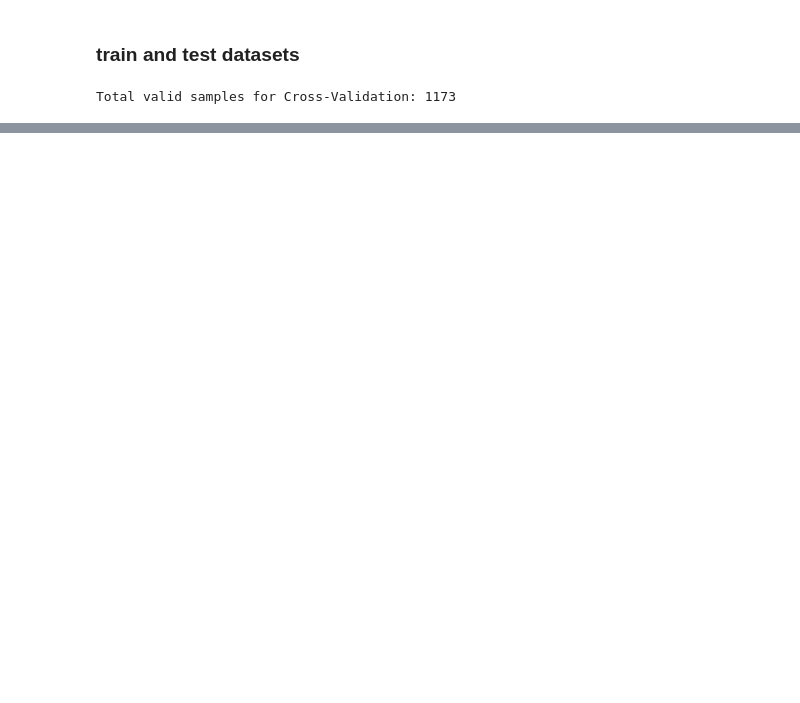
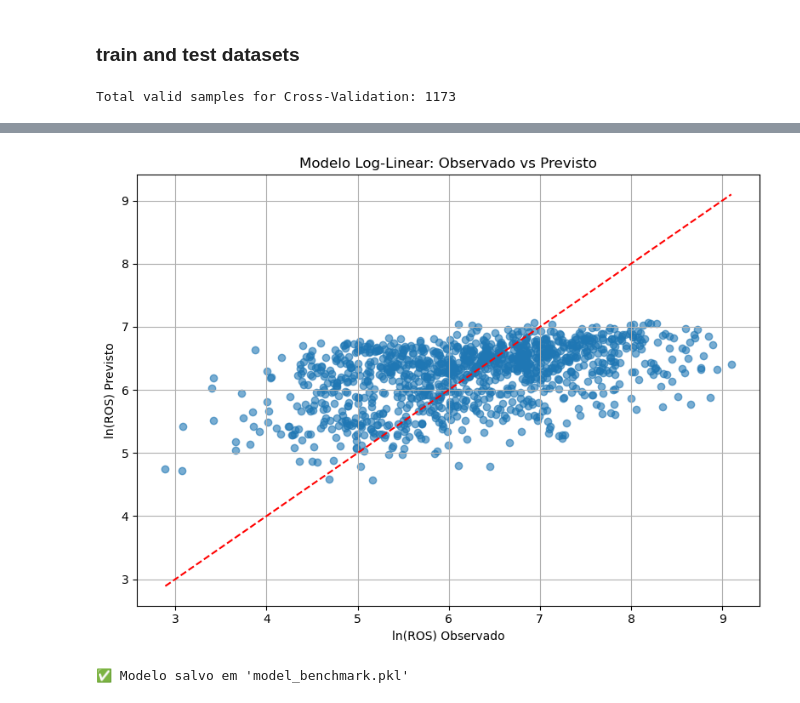
Before and after one commit to rafael-bork/FIRE-HACK-Project, a Jupyter notebook: Notebooks/4Models/Linear_model.ipynb, the cells around one changed output, grey strips where cells are left out. Cells and saved outputs as stored; diff of their text form; code cells hidden in the pictures; blank space fills up the shorter version.

```diff
--- a/Notebooks/4Models/Linear_model.ipynb
+++ b/Notebooks/4Models/Linear_model.ipynb
@@ -853,0 +595,76 @@ Top 10 most influential features:
+# %%
+# ============================================================
+# MODELO LOG-LINEAR ROS ~ wv10_log + dfmc + LFMC
+# ============================================================
+
+import pandas as pd
+import numpy as np
+import matplotlib.pyplot as plt
+import pickle
+from sklearn.pipeline import Pipeline
+from sklearn.preprocessing import StandardScaler
+from sklearn.impute import SimpleImputer
+from sklearn.linear_model import LinearRegression
+from sklearn.metrics import r2_score, mean_absolute_error
+
+# ------------------------------------------------------------
+# 1. Selecionar variáveis
+# ------------------------------------------------------------
+X_model = X[["wv10_kh_av_log", "dfmc_av", "FFMC_12h_a"]]  # ajuste se nomes diferentes
+y_model = y  # ln(ROS), já log-transformado
+
+# ------------------------------------------------------------
+# 2. Criar pipeline
+# ------------------------------------------------------------
+pipeline_model = Pipeline([
+    ("imputer", SimpleImputer(strategy="median")),
+    ("scaler", StandardScaler()),
+    ("linreg", LinearRegression())
+])
+
+# ------------------------------------------------------------
+# 3. Treinar modelo
+# ------------------------------------------------------------
+pipeline_model.fit(X_model, y_model)
+
+# ------------------------------------------------------------
+# 4. Coeficientes e intercepto
+# ------------------------------------------------------------
+coef = pipeline_model.named_steps["linreg"].coef_
+intercept = pipeline_model.named_steps["linreg"].intercept_
+
+print("Intercept (ln(a)):", intercept)
+print("Coeficientes:")
+for var, c in zip(X_model.columns, coef):
+    print(f"  {var}: {c:.4f}")
+
+# ------------------------------------------------------------
+# 5. Avaliar métricas
+# ------------------------------------------------------------
+y_pred = pipeline_model.predict(X_model)
+r2 = r2_score(y_model, y_pred)
+mae = mean_absolute_error(y_model, y_pred)
+print(f"\nR² = {r2:.4f}")
+print(f"MAE = {mae:.4f}")
+
+# ------------------------------------------------------------
+# 6. Plot ROS observado vs previsto
+# ------------------------------------------------------------
+plt.figure(figsize=(8,6))
+plt.scatter(y_model, y_pred, alpha=0.6)
+plt.plot([y_model.min(), y_model.max()], [y_model.min(), y_model.max()], "r--")
+plt.xlabel("ln(ROS) Observado")
+plt.ylabel("ln(ROS) Previsto")
+plt.title("Modelo Log-Linear: Observado vs Previsto")
+plt.grid(True)
+plt.tight_layout()
+plt.show()
+
+# ------------------------------------------------------------
+# 7. Salvar modelo em arquivo .pkl
+# ------------------------------------------------------------
+with open(r"..\..\Data\Models\model_benchmark.pkl", "wb") as f:
+    pickle.dump(pipeline_model, f)
+
+print("\n✅ Modelo salvo em 'model_benchmark.pkl'")
+# %% [output]
@@ -853,0 +679,2 @@ Top 10 most influential features:
+[figure, added]
+✅ Modelo salvo em 'model_benchmark.pkl'
```
Also changed, not shown: parts of 34 cells of this notebook, 30 other files.
